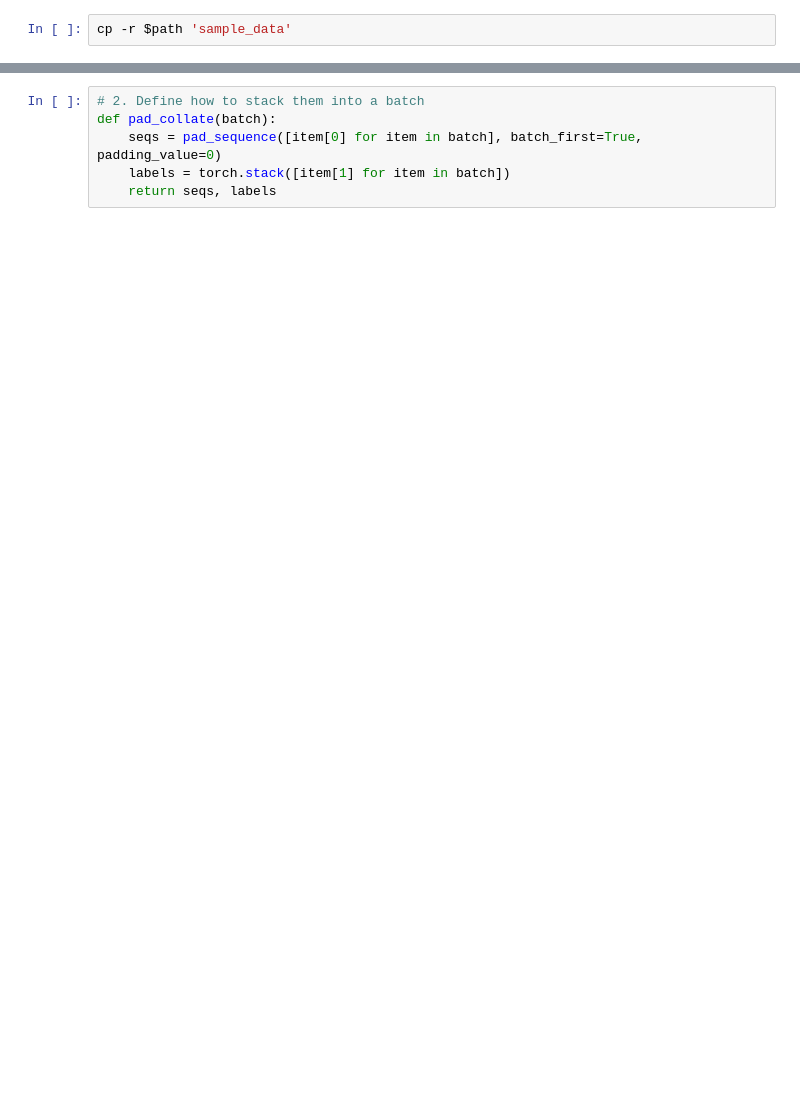
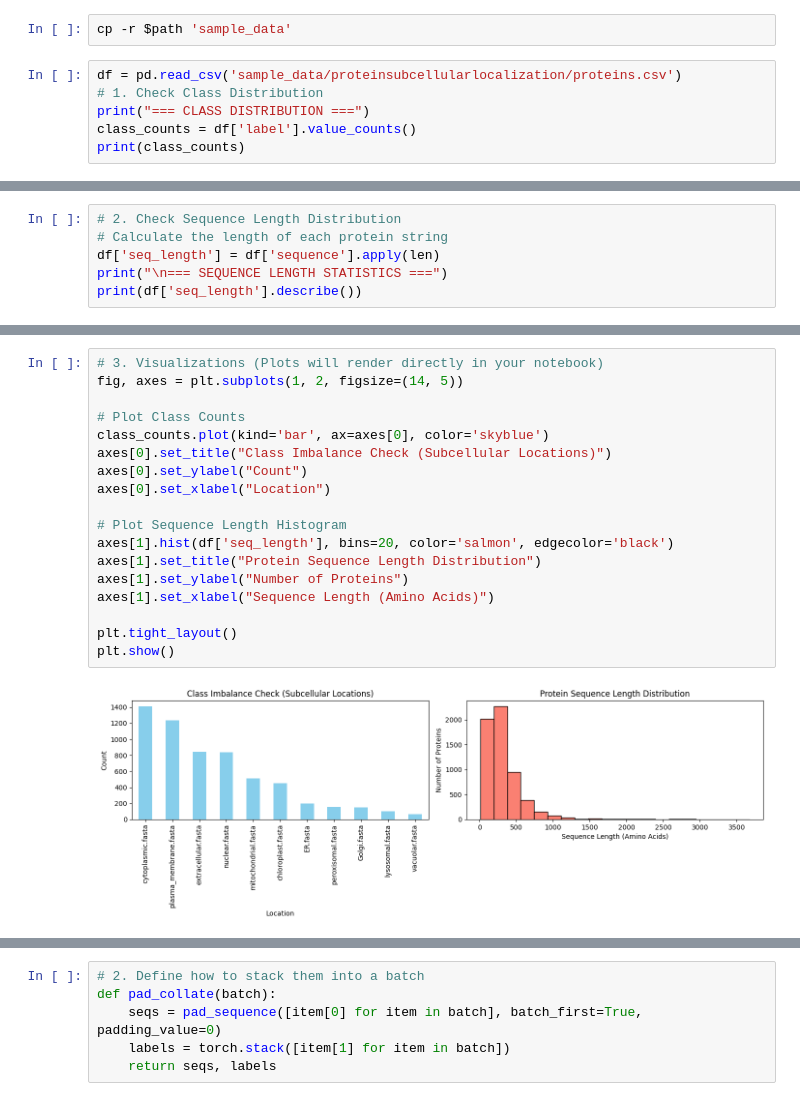
Before and after one commit to FARIDKH/central-dogma-ml-pipeline, a Jupyter notebook: playground.ipynb, the cells around one changed output, grey strips where cells are left out. Cells and saved outputs as stored; diff of their text form; blank space fills up the shorter version.

```diff
--- a/playground.ipynb
+++ b/playground.ipynb
@@ -14,2 +28,8 @@ Path to dataset files: /kaggle/input/proteinsubcellularlocalization
 # %%
 cp -r $path 'sample_data'
+# %%
+df = pd.read_csv('sample_data/proteinsubcellularlocalization/proteins.csv')
+# 1. Check Class Distribution
+print("=== CLASS DISTRIBUTION ===")
+class_counts = df['label'].value_counts()
+print(class_counts)
@@ -15,0 +51,6 @@ cp -r $path 'sample_data'
+# %%
+# 2. Check Sequence Length Distribution
+# Calculate the length of each protein string
+df['seq_length'] = df['sequence'].apply(len)
+print("\n=== SEQUENCE LENGTH STATISTICS ===")
+print(df['seq_length'].describe())
@@ -15,0 +68,20 @@ cp -r $path 'sample_data'
+# %%
+# 3. Visualizations (Plots will render directly in your notebook)
+fig, axes = plt.subplots(1, 2, figsize=(14, 5))
+
+# Plot Class Counts
+class_counts.plot(kind='bar', ax=axes[0], color='skyblue')
+axes[0].set_title("Class Imbalance Check (Subcellular Locations)")
+axes[0].set_ylabel("Count")
+axes[0].set_xlabel("Location")
+
+# Plot Sequence Length Histogram
+axes[1].hist(df['seq_length'], bins=20, color='salmon', edgecolor='black')
+axes[1].set_title("Protein Sequence Length Distribution")
+axes[1].set_ylabel("Number of Proteins")
+axes[1].set_xlabel("Sequence Length (Amino Acids)")
+
+plt.tight_layout()
+plt.show()
+# %% [output]
+[figure, added]
```
Also changed, not shown: parts of 16 cells of this notebook.
